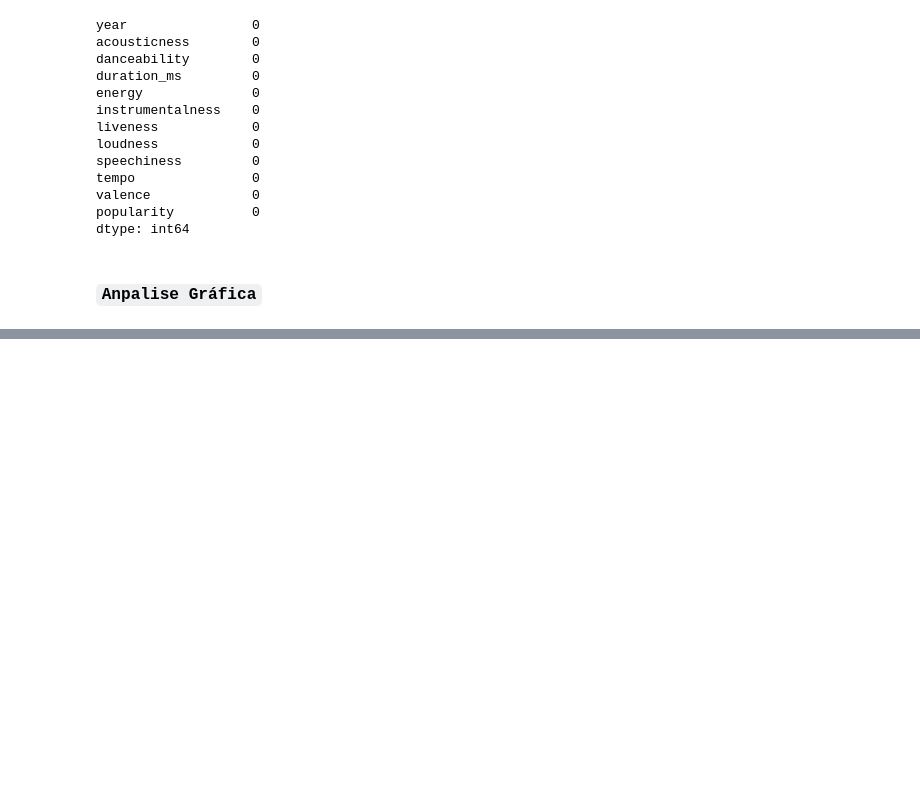
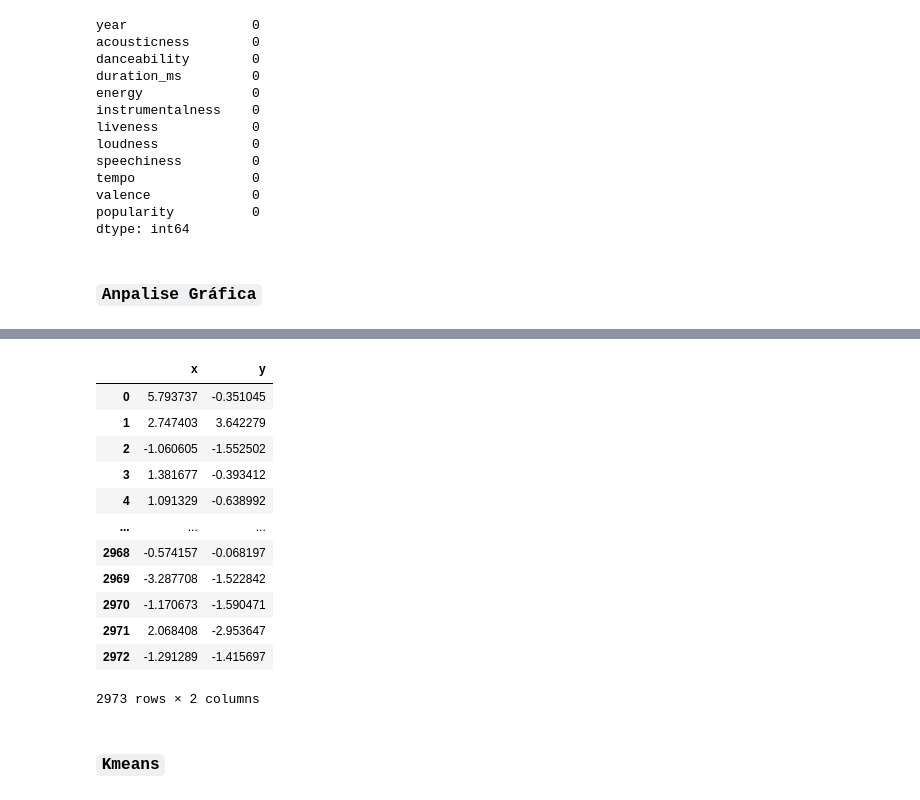
Before and after one commit to Ikekenard/spotfy-clustering, a Jupyter notebook: spotfy-clustering.ipynb, the cells around one changed output, grey strips where cells are left out. Drawn from its saved outputs; the diff is of its cells as text; code cells hidden in the pictures; blank space fills up the shorter version.

```diff
--- a/spotfy-clustering.ipynb
+++ b/spotfy-clustering.ipynb
@@ -257,0 +297,21 @@ fig.show()
+# %%
+# Tranformando os dados
+genre_embedding_pca = pca_pipeline.fit_transform(df_no_gen)
+projection = pd.DataFrame(columns=['x','y'], data=genre_embedding_pca)
+projection
+# %% [output]
+|  | x | y |
+| 0 | 5.793737 | -0.351045 |
+| 1 | 2.747403 | 3.642279 |
+| 2 | -1.060605 | -1.552502 |
+| 3 | 1.381677 | -0.393412 |
+| 4 | 1.091329 | -0.638992 |
+| ... | ... | ... |
+| 2968 | -0.574157 | -0.068197 |
+| 2969 | -3.287708 | -1.522842 |
+| 2970 | -1.170673 | -1.590471 |
+| 2971 | 2.068408 | -2.953647 |
+| 2972 | -1.291289 | -1.415697 |
+2973 rows × 2 columns
+# %% [markdown]
+### `Kmeans`
```
Also changed, not shown: parts of 15 cells of this notebook.
